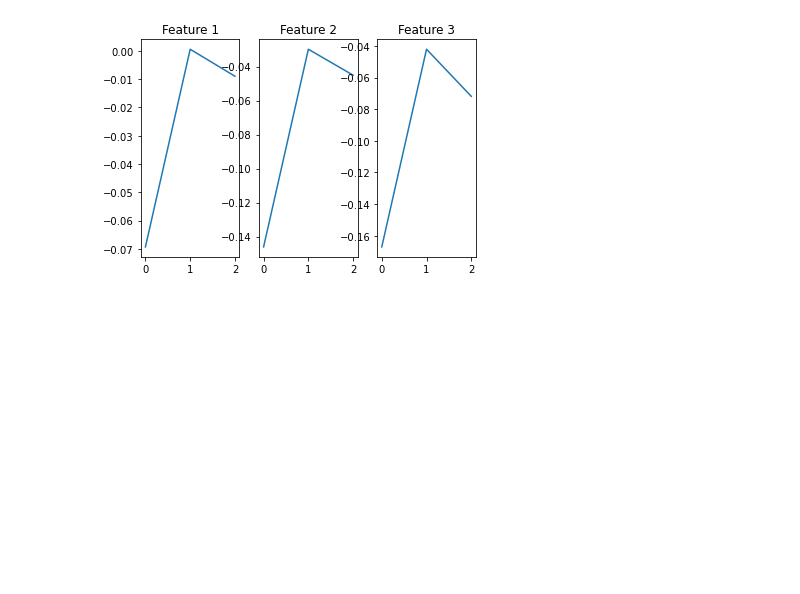
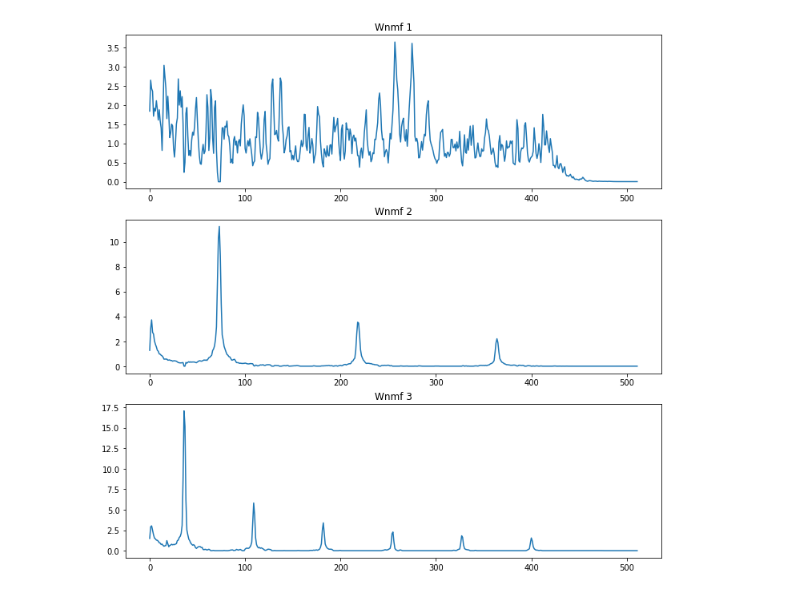
Before and after one commit to harrisnisar/CS598, a Jupyter notebook: HW2/Scripts/Problem 1.ipynb, the cells around one changed output. Cells and saved outputs as stored; diff of their text form; code cells hidden in the pictures; blank space fills up the shorter version.

```diff
--- a/HW2/Scripts/Problem 1.ipynb
+++ b/HW2/Scripts/Problem 1.ipynb
@@ -102,0 +43,7 @@ def fastICA(whitenedData, alpha = 0.0001, thresh = 1e-12, maxSteps = 5000):
+# %%
+def pca(centeredData, numOfComponents):
+    [U,s,Vt] = la.svd(centeredData)
+    Uk = U[:,:numOfComponents]
+    sk = s[:numOfComponents]
+    Wp = np.diag(sk**-0.5) @ Uk.T
+    return Wp
@@ -128,8 +123,8 @@ Sn_d            = Sn - mu_s
 principalComponents   = pca(Sn_d,num_features)
 # %%
 # perform ICA
-pcaProj = principalComponents.T @ Sn_d
-W = fastICA(pcaProj)
-S = W @ principalComponents.T
-print(np.shape(S))
+
+pcaProj = principalComponents @ Sn_d
+W = ICA(pcaProj) @ pcaProj
+Wnmf, Hnmf = nmf(Sn)
 # %% [output]
@@ -139,8 +150,8 @@ ind = 1 + np.arange(0, int(window_size/2))
 fig, ax1 = plt.subplots(nrows = 3, ncols = 1)
 
 for k in range(0,3):
-    ax1[k].plot(ind, principalComponents[:, k])
-    ax1[k].set_title('Feature '+str(k+1))
+    ax1[k].plot(ind, principalComponents.T[:, k])
+    ax1[k].set_title('PC '+str(k+1))
 fig.set_figheight(12)
 fig.set_figwidth(12)
 # %% [output]
@@ -147,0 +159,9 @@ fig.set_figwidth(12)
+# %%
+ind = 1 + np.arange(0, int(window_size/2))
+fig, ax1 = plt.subplots(nrows = 3, ncols = 1)
+
+for k in range(0,3):
+    ax1[k].plot( W.T[:, k])
+    ax1[k].set_title('IC '+str(k+1))
+fig.set_figheight(12)
+fig.set_figwidth(12)
@@ -148,9 +170,11 @@ fig.set_figwidth(12)
 # %%
-# plot ICA features
-    fg2, ax2 = plt.subplots(nrows=1, ncols=3)
+ind = 1 + np.arange(0, int(window_size/2))
+fig, ax1 = plt.subplots(nrows = 3, ncols = 1)
 
-    for k in range(0, 3):
-        ax2[k].plot(S[:, k])
-        ax2[k].set_title('Feature ' + str(k + 1))
+for k in range(0,3):
+    ax1[k].plot( Wnmf[:, k])
+    ax1[k].set_title('Wnmf '+str(k+1))
+fig.set_figheight(12)
+fig.set_figwidth(12)
 # %% [output]
-[figure, old version]
+[figure, new version]
```
Also changed, not shown: parts of 9 cells of this notebook, 3 other files.
